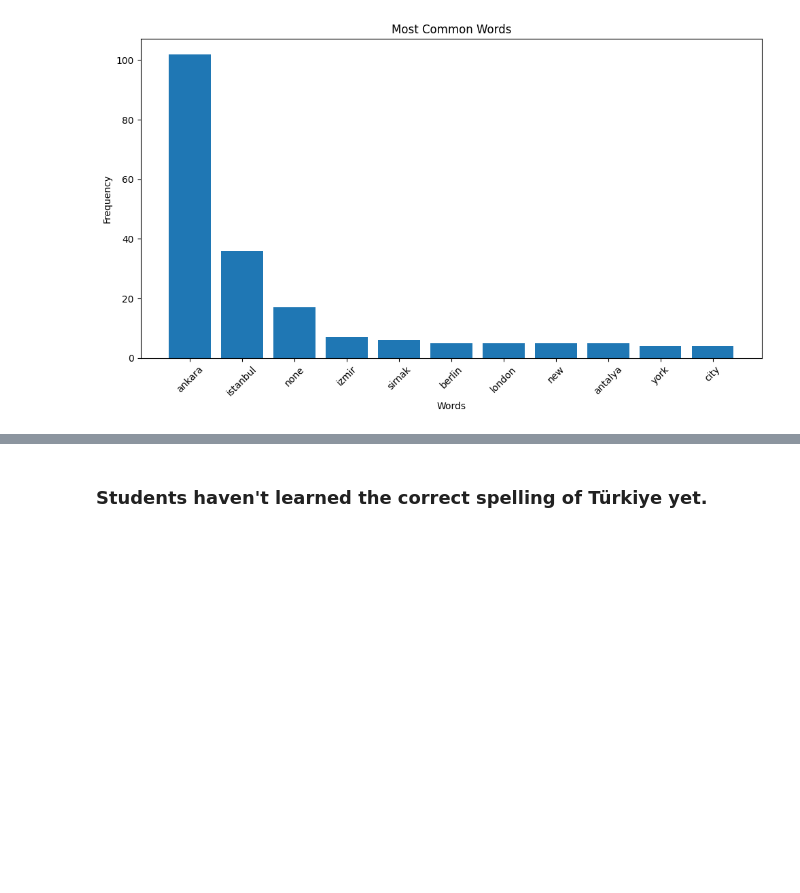
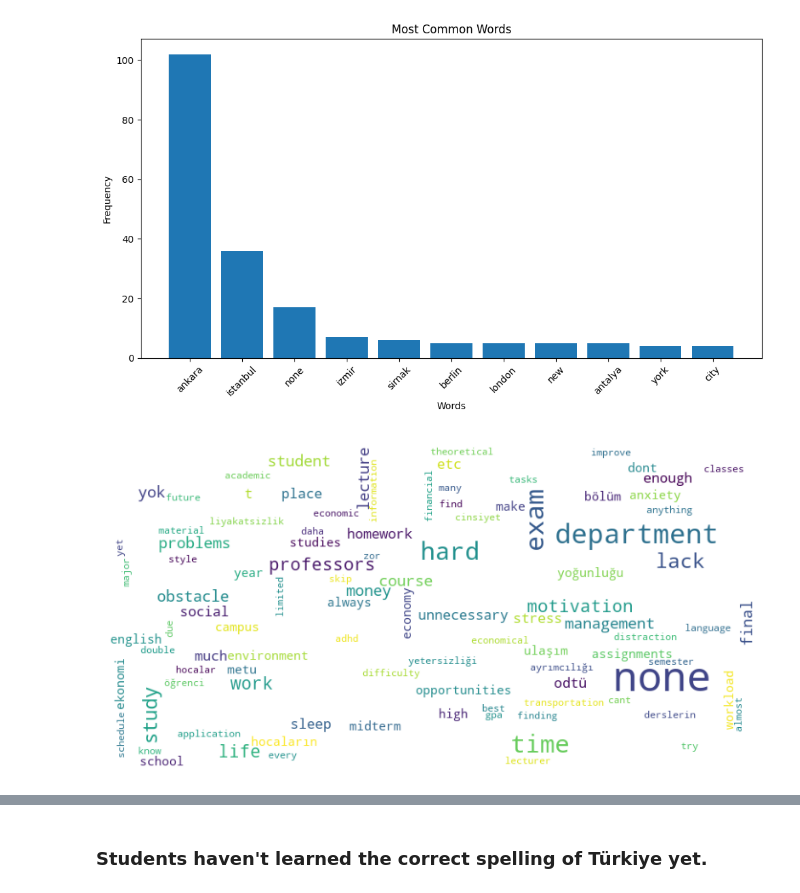
Before and after one commit to alitasbas/365-Project, a Jupyter notebook: EDA.ipynb, the cells around one changed output, grey strips where cells are left out. Drawn from its saved outputs; the diff is of its cells as text; code cells hidden in the pictures; blank space fills up the shorter version.

```diff
--- a/EDA.ipynb
+++ b/EDA.ipynb
@@ -82,6 +82,39 @@ plt.tight_layout()
 plt.show()
 # %% [output]
 [figure]
+# %%
+# Word Cloud
+w = ' '.join(df['development_obstacles'].astype(str)).lower().split()
+w = [word for word in w if word not in stop_words]
+w = " ".join(w)
+
+
+
+# Create wordcloud
+# wordcloud = WordCloud(
+#     width=800,
+#     height=400,
+#     background_color='white'
+# ).generate(text)
+
+wordcloud = WordCloud(
+    width=800,
+    height=400,
+    background_color='white',
+    max_words=100,
+    colormap='viridis',
+    min_font_size=10,
+    max_font_size=50
+).generate(w)
+
+# Display
+plt.figure(figsize=(10, 5))
+plt.imshow(wordcloud)
+plt.axis('off')
+plt.savefig('obstacle wordcloud.png')
+plt.show()
+# %% [output]
+[figure, added]
 # %%
 # Word Cloud
 w = ' '.join(df['city_preference'].astype(str)).lower().split()
```
Also changed, not shown: parts of 2 cells of this notebook, 4 other files.
